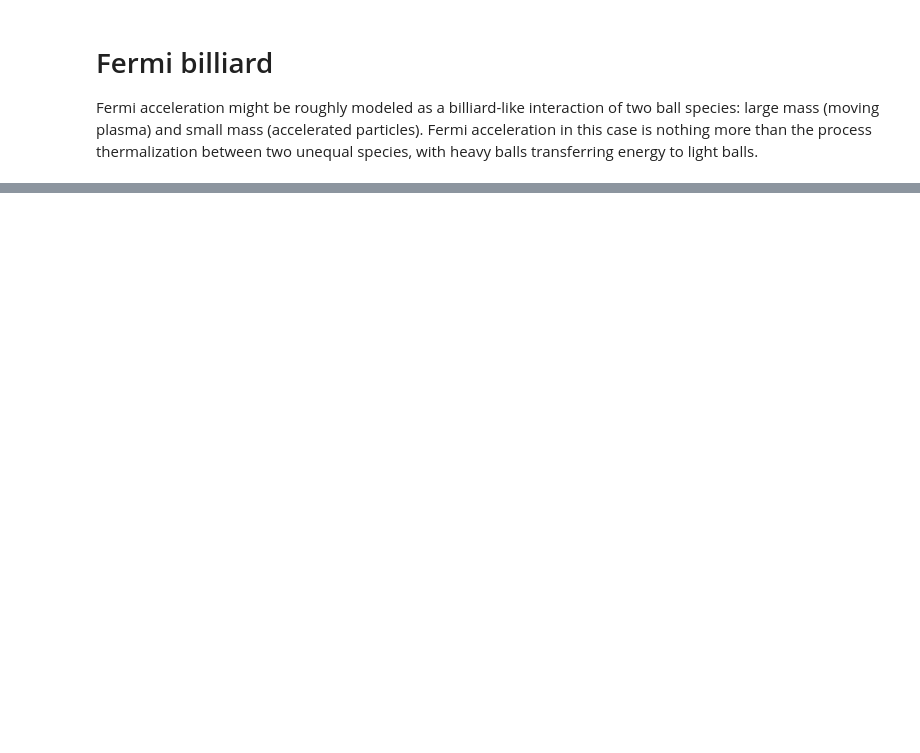
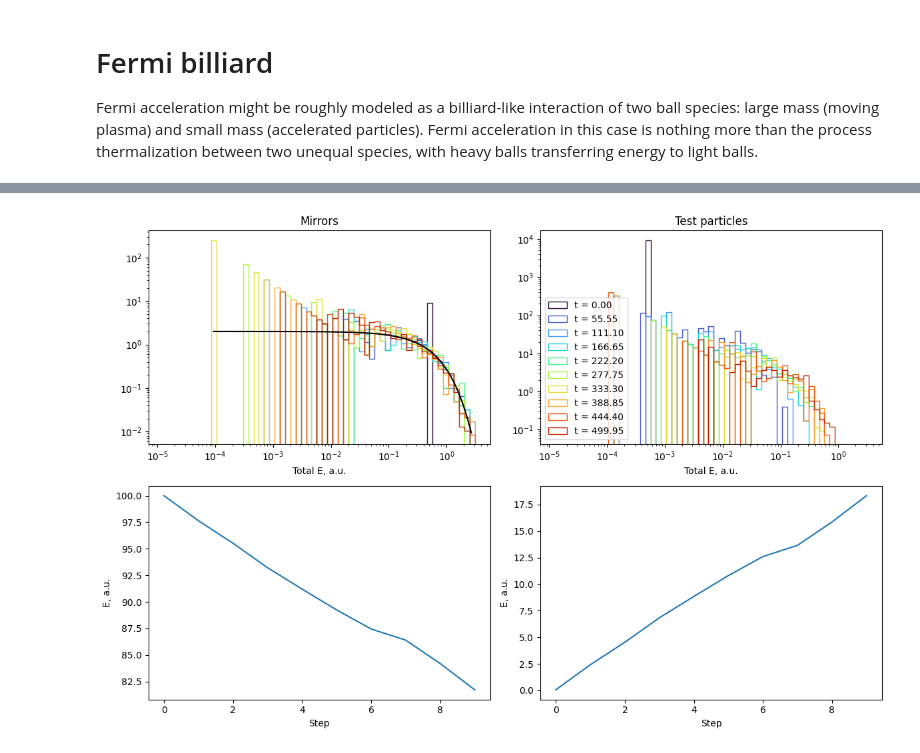
Before and after one commit to nj-vs-vh/gssi-he-th, a Jupyter notebook: Fermi Billiard.ipynb, the cells around one changed output, grey strips where cells are left out. Cells and saved outputs as stored; diff of their text form; code cells hidden in the pictures; blank space fills up the shorter version.

```diff
--- a/Fermi Billiard.ipynb
+++ b/Fermi Billiard.ipynb
@@ -242,0 +272,55 @@ plt.show()
+# %%
+fig, axes = plt.subplots(nrows=2, ncols=2, figsize=(12, 8))
+ax_m_hist = axes[0][0]
+ax_p_hist = axes[0][1]
+ax_m_tot = axes[1][0]
+ax_p_tot = axes[1][1]
+
+ax_m_tot.plot([s.sum() for s, _ in species_E_samples])
+ax_p_tot.plot([s.sum() for _, s in species_E_samples])
+for ax in (ax_m_tot, ax_p_tot):
+    ax.set_xlabel("Step")
+    ax.set_ylabel("E, a.u.")
+
+mirror_E_avg = mirror_params.m * v_init**2 / 2
+mirror_E_min = min(sample.min() for sample, _ in species_E_samples)
+mirror_E_max = max(sample.max() for sample, _ in species_E_samples)
+mirror_E_bins = np.logspace(np.log10(mirror_E_min), np.log10(mirror_E_max), 60)
+
+particle_E_avg = test_particle_params.m * v_init**2 / 2
+particle_E_min = min(sample.min() for _, sample in species_E_samples)
+particle_E_max = max(sample.max() for _, sample in species_E_samples)
+particle_E_bins = np.logspace(np.log10(particle_E_min), np.log10(particle_E_max), 60)
+
+cmap = matplotlib.colormaps["turbo"]
+for idx, (m_sample, p_sample) in enumerate(species_E_samples):
+    kw = dict(
+        density=True,
+        histtype="step",
+        bins=E_bins,
+        label=f"t = {idx * sample_each * dt:.2f}",
+        color=cmap(idx / len(species_E_samples)),
+    )
+    ax_m_hist.hist(m_sample, **kw)
+    ax_p_hist.hist(p_sample, **kw)
+
+E_grid = mirror_E_bins
+ax_m_hist.plot(
+    E_grid,
+    np.exp(-E_grid / mirror_E_avg) / mirror_E_avg,
+    color="k",
+    label="2D Maxwell-Boltzmann",
+)
+
+for ax in (ax_p_hist, ax_m_hist):
+    ax.set_xlabel("Total E, a.u.")
+    ax.set_yscale("log")
+    ax.set_xscale("log")
+ax_p_hist.legend()
+ax_p_hist.set_title("Test particles")
+ax_m_hist.set_title("Mirrors")
+
+plt.tight_layout()
+plt.show()
+# %% [output]
+[figure, added]
```
Also changed, not shown: parts of 6 cells of this notebook.
